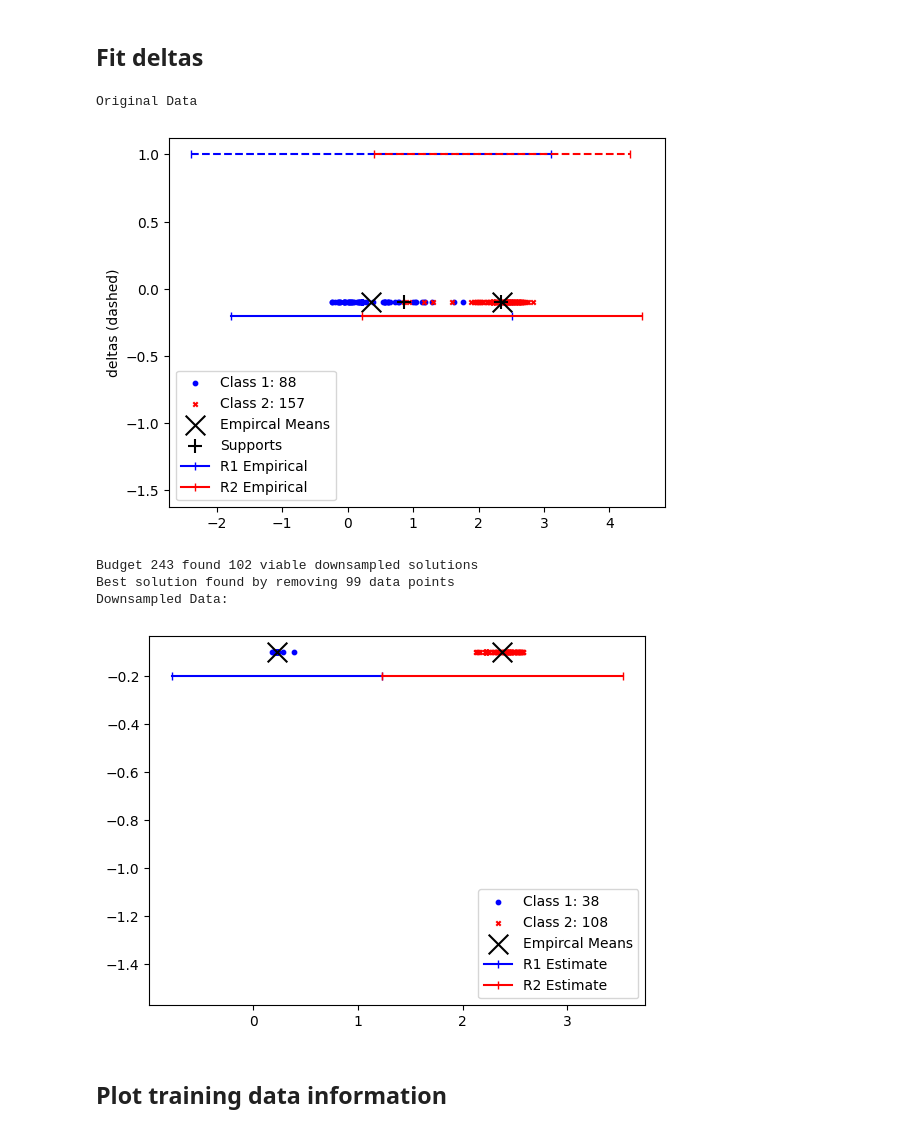
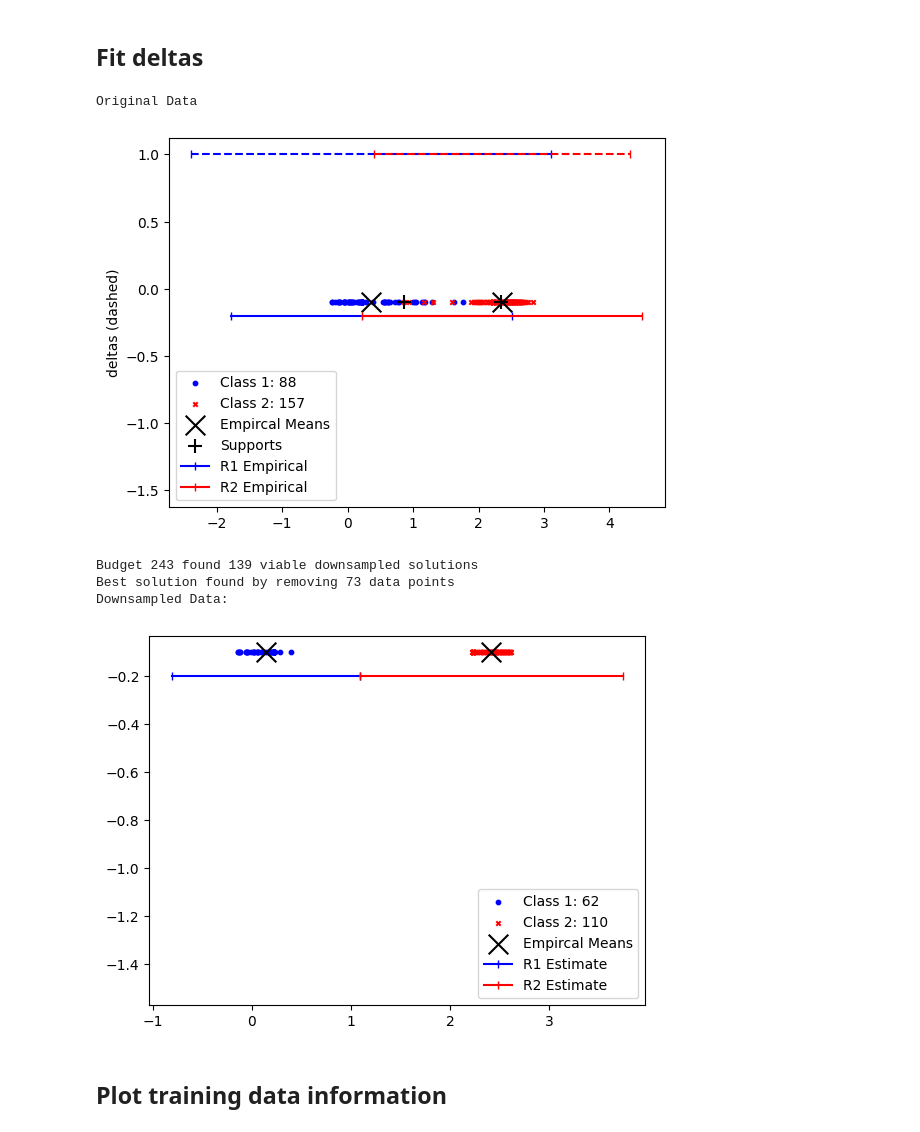
Before and after one commit to mattclifford1/linear_confidence, a Jupyter notebook: notebooks/datasets.ipynb, the cells around one changed output. Saved outputs shown, nothing was run; the diff lists cells and outputs as text; code cells hidden in the pictures.

Commit message:
proportional supports downsample

```diff
--- a/notebooks/datasets.ipynb
+++ b/notebooks/datasets.ipynb
@@ -48,22 +48,22 @@ SMOTE
 # %%
 X = data_clf['data']['X']
 y = data_clf['data']['y']
 clf = data_clf['clf']
 # deltas_model = model_deltas.reprojection_deltas(
 deltas_model = downsample.downsample_deltas(clf).fit(X, y,
                                                      alpha=0,
                                                      _print=True,
                                                      _plot=True,
                                                      max_trials=1000,
-                                                     method='supports',
-                                                     parallel=True)
+                                                     method='supports-prop',
+                                                     parallel=False)
 # %% [output]
 Original Data
 [figure]
-Budget 243 found 102 viable downsampled solutions
-Best solution found by removing 99 data points
+Budget 243 found 139 viable downsampled solutions
+Best solution found by removing 73 data points
 Downsampled Data:
-[figure, old version]
+[figure, new version]
 # %% [markdown]
 ## Plot training data information
 # %%
```
Also changed, not shown: 2 other files.
